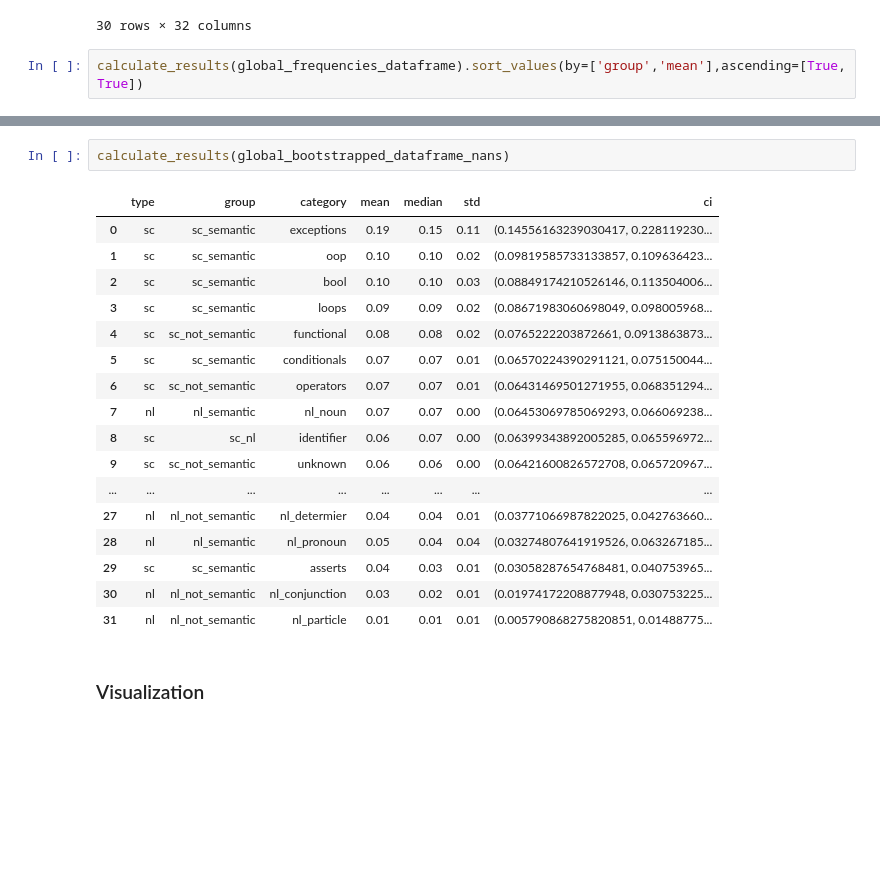
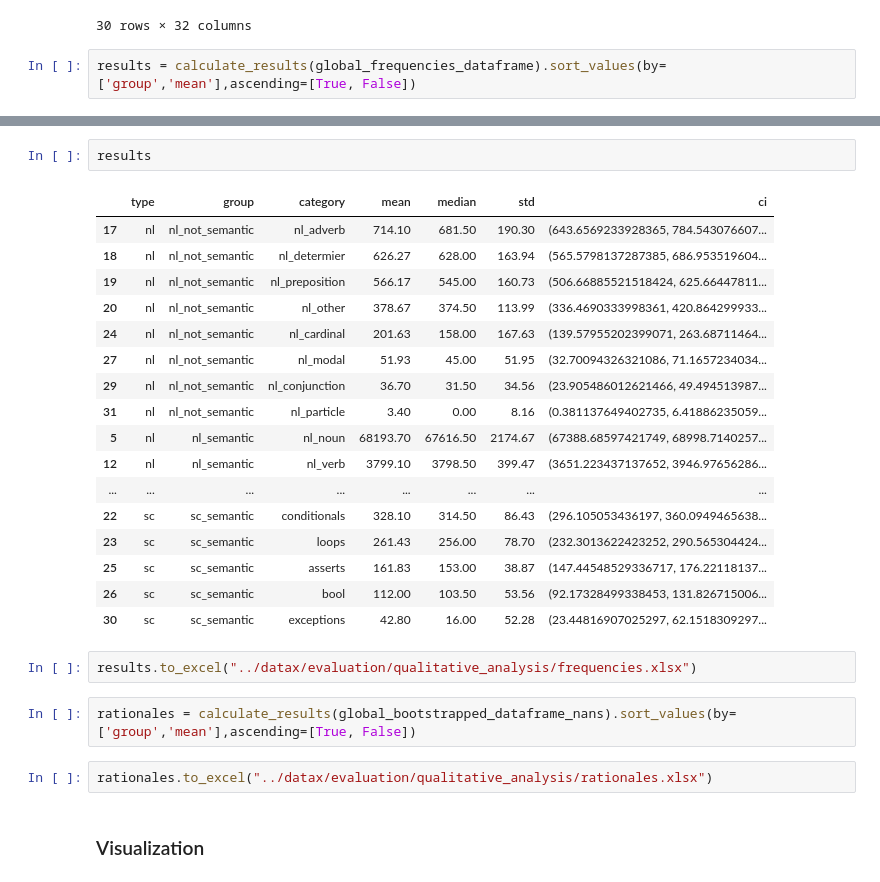
Before and after one commit to WM-SEMERU/code-rationales, a Jupyter notebook: nbs/05_quantitative_analysis.ipynb, the cells around one changed output, grey strips where cells are left out. Cells and saved outputs as stored; diff of their text form; blank space fills up the shorter version.

Commit message:
Sorting qualitative results

```diff
--- a/nbs/05_quantitative_analysis.ipynb
+++ b/nbs/05_quantitative_analysis.ipynb
@@ -188,4 +188,4 @@ global_bootstrapped_dataframe_nans
 | 29 | 0.06 | 0.13 | 0.04 | 0.07 | 0.06 | 0.10 | 0.07 | 0.09 | 0.09 | ... |
 30 rows × 32 columns
 # %%
-calculate_results(global_frequencies_dataframe).sort_values(by=['group','mean'],ascending=[True, True])
+results = calculate_results(global_frequencies_dataframe).sort_values(by=['group','mean'],ascending=[True, False])
@@ -210,23 +192,29 @@ calculate_results(global_frequencies_dataframe).sort_values(by=['group','mean'],
-# %%
-calculate_results(global_bootstrapped_dataframe_nans)
-# %% [output]
-|  | type | group | category | mean | median | std | ci |
-| 0 | sc | sc_semantic | exceptions | 0.19 | 0.15 | 0.11 | (0.14556163239030417, 0.228119230... |
-| 1 | sc | sc_semantic | oop | 0.10 | 0.10 | 0.02 | (0.09819585733133857, 0.109636423... |
-| 2 | sc | sc_semantic | bool | 0.10 | 0.10 | 0.03 | (0.08849174210526146, 0.113504006... |
-| 3 | sc | sc_semantic | loops | 0.09 | 0.09 | 0.02 | (0.08671983060698049, 0.098005968... |
-| 4 | sc | sc_not_semantic | functional | 0.08 | 0.08 | 0.02 | (0.0765222203872661, 0.0913863873... |
-| 5 | sc | sc_semantic | conditionals | 0.07 | 0.07 | 0.01 | (0.06570224390291121, 0.075150044... |
-| 6 | sc | sc_not_semantic | operators | 0.07 | 0.07 | 0.01 | (0.06431469501271955, 0.068351294... |
-| 7 | nl | nl_semantic | nl_noun | 0.07 | 0.07 | 0.00 | (0.06453069785069293, 0.066069238... |
-| 8 | sc | sc_nl | identifier | 0.06 | 0.07 | 0.00 | (0.06399343892005285, 0.065596972... |
-| 9 | sc | sc_not_semantic | unknown | 0.06 | 0.06 | 0.00 | (0.06421600826572708, 0.065720967... |
-| ... | ... | ... | ... | ... | ... | ... | ... |
-| 27 | nl | nl_not_semantic | nl_determier | 0.04 | 0.04 | 0.01 | (0.03771066987822025, 0.042763660... |
-| 28 | nl | nl_semantic | nl_pronoun | 0.05 | 0.04 | 0.04 | (0.03274807641919526, 0.063267185... |
-| 29 | sc | sc_semantic | asserts | 0.04 | 0.03 | 0.01 | (0.03058287654768481, 0.040753965... |
-| 30 | nl | nl_not_semantic | nl_conjunction | 0.03 | 0.02 | 0.01 | (0.01974172208877948, 0.030753225... |
-| 31 | nl | nl_not_semantic | nl_particle | 0.01 | 0.01 | 0.01 | (0.005790868275820851, 0.01488775... |
+# %%
+results
+# %% [output]
+|  | type | group | category | mean | median | std | ci |
+| 17 | nl | nl_not_semantic | nl_adverb | 714.10 | 681.50 | 190.30 | (643.6569233928365, 784.543076607... |
+| 18 | nl | nl_not_semantic | nl_determier | 626.27 | 628.00 | 163.94 | (565.5798137287385, 686.953519604... |
+| 19 | nl | nl_not_semantic | nl_preposition | 566.17 | 545.00 | 160.73 | (506.66885521518424, 625.66447811... |
+| 20 | nl | nl_not_semantic | nl_other | 378.67 | 374.50 | 113.99 | (336.4690333998361, 420.864299933... |
+| 24 | nl | nl_not_semantic | nl_cardinal | 201.63 | 158.00 | 167.63 | (139.57955202399071, 263.68711464... |
+| 27 | nl | nl_not_semantic | nl_modal | 51.93 | 45.00 | 51.95 | (32.70094326321086, 71.1657234034... |
+| 29 | nl | nl_not_semantic | nl_conjunction | 36.70 | 31.50 | 34.56 | (23.905486012621466, 49.494513987... |
+| 31 | nl | nl_not_semantic | nl_particle | 3.40 | 0.00 | 8.16 | (0.381137649402735, 6.41886235059... |
+| 5 | nl | nl_semantic | nl_noun | 68193.70 | 67616.50 | 2174.67 | (67388.68597421749, 68998.7140257... |
+| 12 | nl | nl_semantic | nl_verb | 3799.10 | 3798.50 | 399.47 | (3651.223437137652, 3946.97656286... |
+| ... | ... | ... | ... | ... | ... | ... | ... |
+| 22 | sc | sc_semantic | conditionals | 328.10 | 314.50 | 86.43 | (296.105053436197, 360.0949465638... |
+| 23 | sc | sc_semantic | loops | 261.43 | 256.00 | 78.70 | (232.3013622423252, 290.565304424... |
+| 25 | sc | sc_semantic | asserts | 161.83 | 153.00 | 38.87 | (147.44548529336717, 176.22118137... |
+| 26 | sc | sc_semantic | bool | 112.00 | 103.50 | 53.56 | (92.17328499338453, 131.826715006... |
+| 30 | sc | sc_semantic | exceptions | 42.80 | 16.00 | 52.28 | (23.44816907025297, 62.1518309297... |
+# %%
+results.to_excel("../datax/evaluation/qualitative_analysis/frequencies.xlsx")
+# %%
+rationales = calculate_results(global_bootstrapped_dataframe_nans).sort_values(by=['group','mean'],ascending=[True, False])
+# %%
+rationales.to_excel("../datax/evaluation/qualitative_analysis/rationales.xlsx")
 # %% [markdown]
 ### Visualization
 # %%
```
Also changed, not shown: parts of 1 cell of this notebook.
